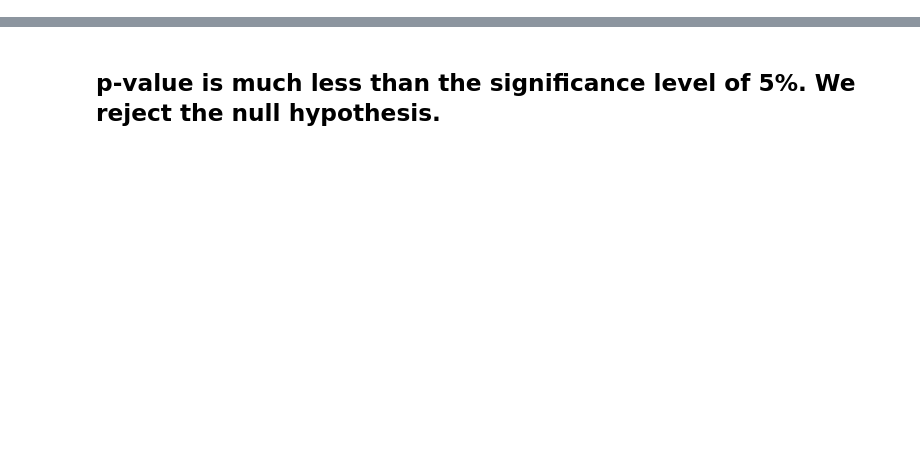
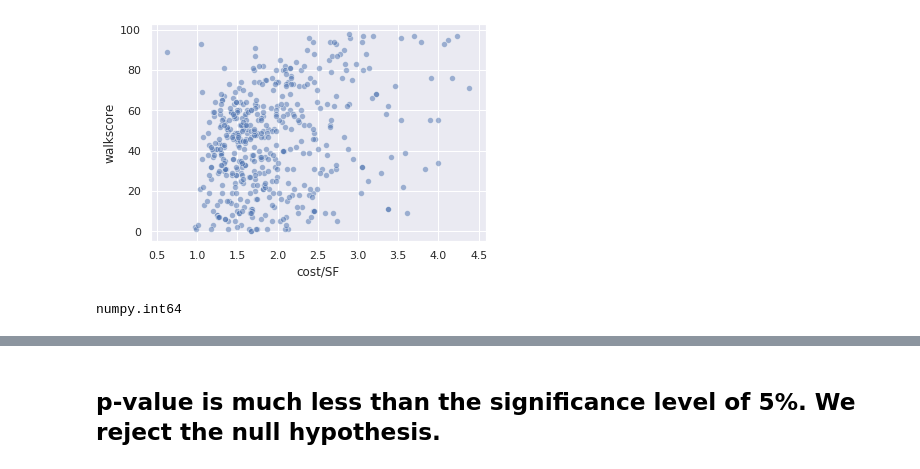
Before and after one commit to sn-ekstrand/walkability-and-cost, a Jupyter notebook: notebooks/eda.ipynb, the cells around one changed output, grey strips where cells are left out. Cells and saved outputs as stored; diff of their text form; code cells hidden in the pictures; blank space fills up the shorter version.

```diff
--- a/notebooks/eda.ipynb
+++ b/notebooks/eda.ipynb
@@ -87,3 +170,5 @@ sns.scatterplot(df['mean_area'], df['walkscore'], alpha=.5)
 # %%
-sns.scatterplot(df['cost/SF'], df['walkscore'], alpha=.5);
+sns.scatterplot(df_no_outliers['cost/SF'], df_no_outliers['walkscore'], alpha=.5);
+# %% [output]
+[figure, added]
 # %%
@@ -91,3 +176,5 @@ df['walkscore'] = pd.to_numeric(df['walkscore'])
 # %%
-type(df['walkscore'][0])
+type(df_no_outliers['walkscore'][0])
+# %% [output]
+numpy.int64
 # %%
```
Also changed, not shown: parts of 21 cells of this notebook.
